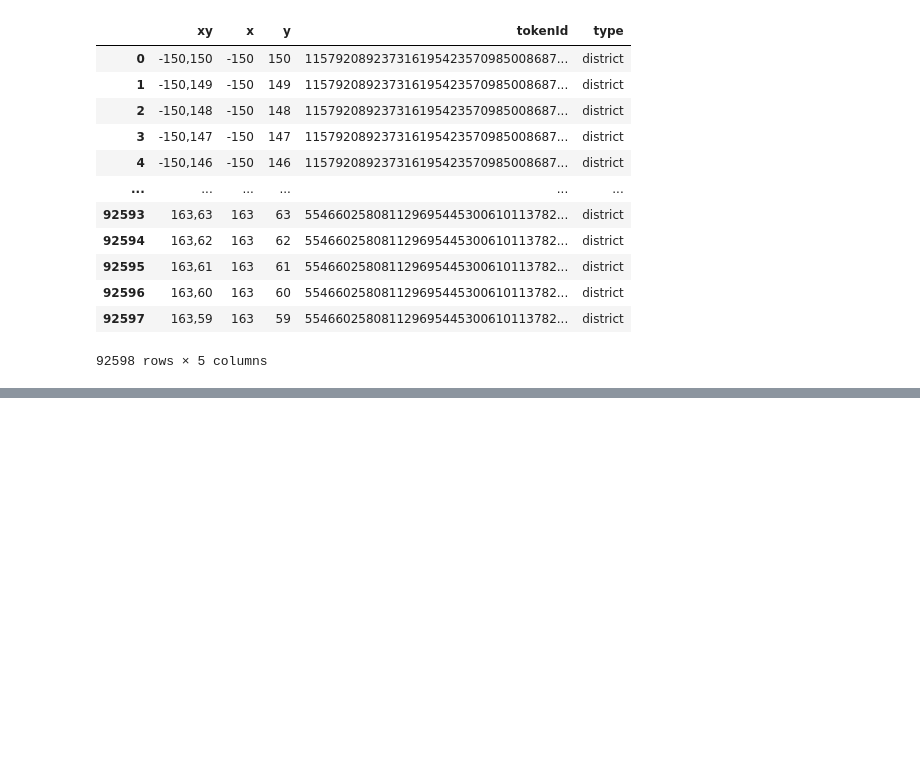
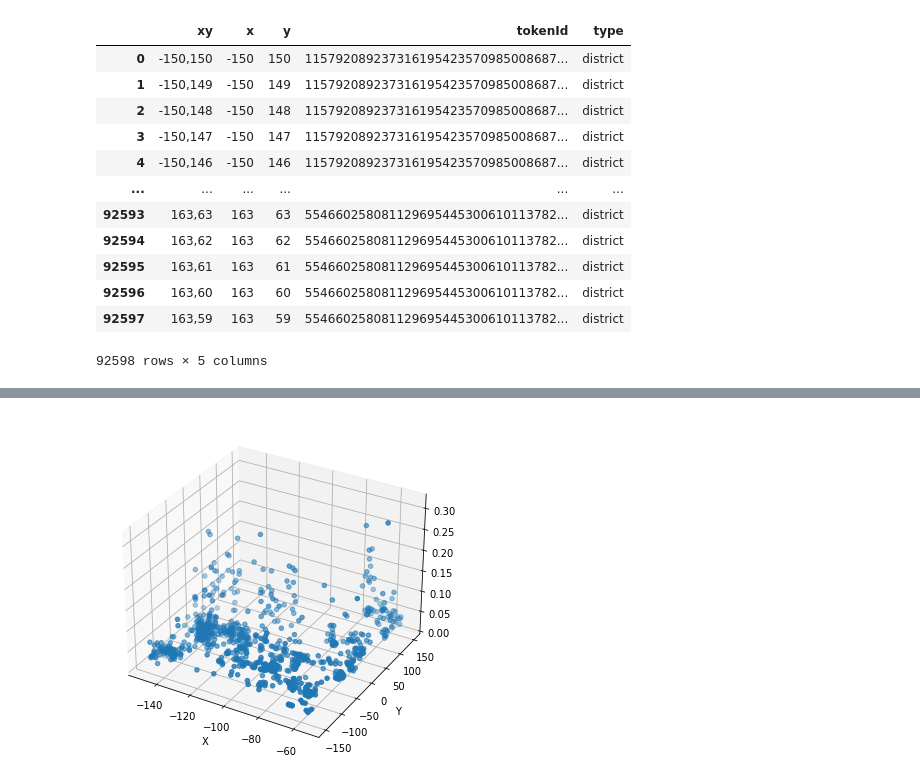
Before and after one commit to eurobae/decentraland-analytics, a Jupyter notebook: 01-EDA.ipynb, the cells around one changed output, grey strips where cells are left out. Cells and saved outputs as stored; diff of their text form; code cells hidden in the pictures; blank space fills up the shorter version.

```diff
--- a/01-EDA.ipynb
+++ b/01-EDA.ipynb
@@ -132,0 +140,5 @@ Name: asset.token_id, Length: 208, dtype: int64
+# %%
+tmp = events_land[events_land["event_type"] == "successful"].reset_index(drop=True)
+tmp["total_price_usd"] = tmp["total_price"] * tmp["payment_token.usd_price"]
+tmp = tmp.groupby(["x","y"])["total_price_usd"].mean().to_frame("avg_price_usd").reset_index()
+tmp
@@ -132,0 +171,14 @@ Name: asset.token_id, Length: 208, dtype: int64
+# %%
+fig = plt.figure(figsize=(5,5))
+ax = plt.axes(projection="3d")
+
+ax.scatter3D(tmp.x, tmp.y, tmp["avg_price_usd"] / 10**6)
+
+ax.set_xlabel("X")
+ax.set_ylabel("Y")
+ax.set_zlim(0,)
+
+plt.tight_layout()
+plt.show()
+# %% [output]
+[figure, added]
```
Also changed, not shown: parts of 16 cells of this notebook.
